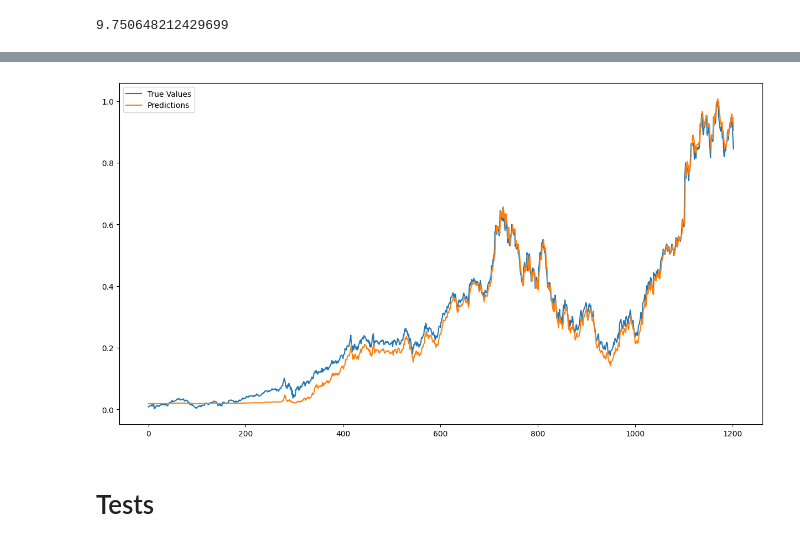
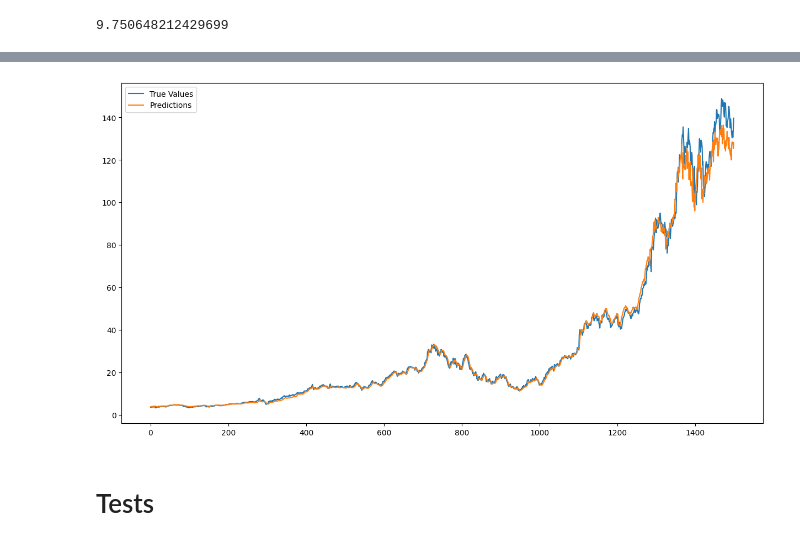
Before and after one commit to kakubicki/stock-forecast, a Jupyter notebook: stock_forecast.ipynb, the cells around one changed output, grey strips where cells are left out. Cells and saved outputs as stored; diff of their text form; code cells hidden in the pictures.

```diff
--- a/stock_forecast.ipynb
+++ b/stock_forecast.ipynb
@@ -426,3 +399,34 @@ Epoch 200/200
+# %%
+def extract_model_architecture(model, training_params):
+    """
+    Extracts model architecture and training parameters dynamically.
+    Parameters:
+        model: The trained Keras model.
+        training_params: Dictionary containing training parameters like batch_size and epochs.
+    Returns:
+        dict: Model architecture and training parameters in a dictionary.
+    """
+
+    model_config = model.get_config()
+    layers = []
+    for layer in model_config['layers']:
+        layer_info = {
+            'type': layer['class_name'],
+            'config': layer['config']
+        }
+        layers.append(layer_info)
+
+    optimizer_config = model.optimizer.get_config()
+
+    model_architecture = {
+        "layers": layers,
+        "optimizer": optimizer_config,
+        "loss": model.loss,
+        "training_params": training_params
+    }
+    return model_architecture
+# %%
+model_architecture = extract_model_architecture(model, training_params)
 # %%
 train_predictions = model.predict(train_df)
 val_predictions = model.predict(val_df)
@@ -485,5 +488,5 @@ val_rmse
 # %%
-def create_prediction_dataframe(train_predictions, val_predictions, df_test, train_rmse, val_rmse, seq_length):
+def create_prediction_dataframe(train_predictions, val_predictions, df_test, train_rmse, val_rmse, seq_length, model_architecture):
     """
     Create a dataframe with true and predicted values, along with additional metadata,
     and assign RMSE values for train and validation rows.
@@ -517,14 +520,15 @@ def create_prediction_dataframe(train_predictions, val_predictions, df_test, tra
         'date': np.concatenate([dates_train, dates_val]),
         'close_true': np.concatenate([close_true_train, close_true_val]),
         'close_predicted': np.concatenate([train_predictions, val_predictions]),
-        'train_or_val_row': ['train'] * len(train_predictions) + ['val'] * len(val_predictions),
+        'dataset_point': ['train'] * len(train_predictions) + ['val'] * len(val_predictions),
         'model_version': ['1.0.0'] * (len(train_predictions) + len(val_predictions)),
         'rmse_value': [train_rmse] * len(train_predictions) + [val_rmse] * len(val_predictions),
+        'model_architecture': [json.dumps(model_architecture)] * (len(train_predictions) + len(val_predictions)),
     }
 
     df = pd.DataFrame(combined_data)
     return df
 # %%
 prediction_df = create_prediction_dataframe(
-    train_predictions_denorm, val_predictions_denorm, df_test, train_rmse, val_rmse, seq_length
+    train_predictions_denorm, val_predictions_denorm, df_test, train_rmse, val_rmse, seq_length, model_architecture
 )
@@ -579,12 +554,12 @@ prediction_df[prediction_df['train_or_val_row'] == 'val']
 # %%
 import matplotlib.pyplot as plt
 plt.figure(figsize=(15, 8))
-plt.plot(val_true, label="True Values")
-plt.plot(val_preds, label="Predictions")
+plt.plot(prediction_df['close_true'], label="True Values")
+plt.plot(prediction_df['close_predicted'], label="Predictions")
 plt.legend()
 plt.show()
 # %% [output]
-[figure, old version]
+[figure, new version]
 # %% [markdown]
 # Tests
 # %% [markdown]
```
Also changed, not shown: parts of 15 cells of this notebook.
